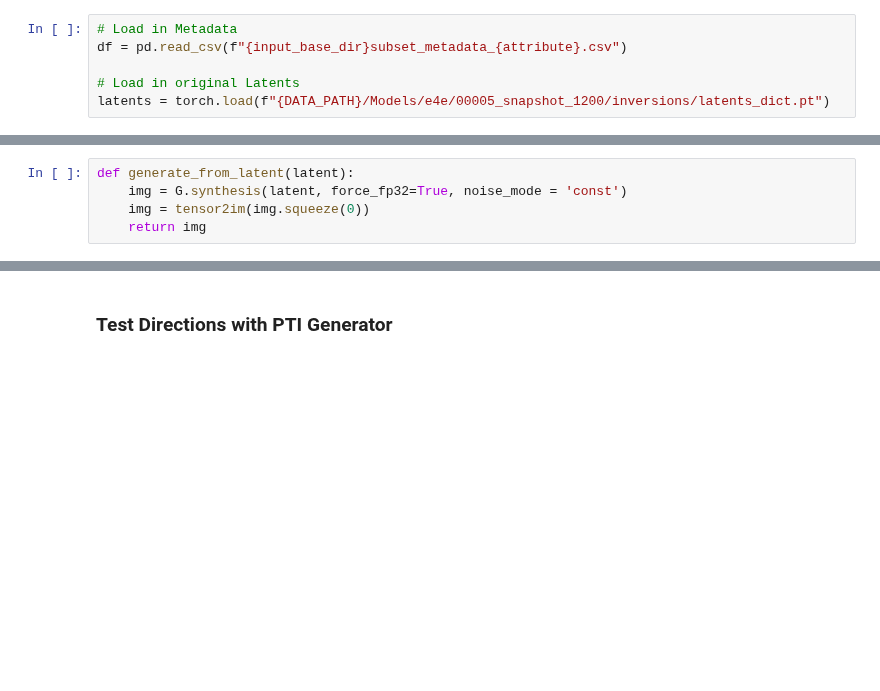
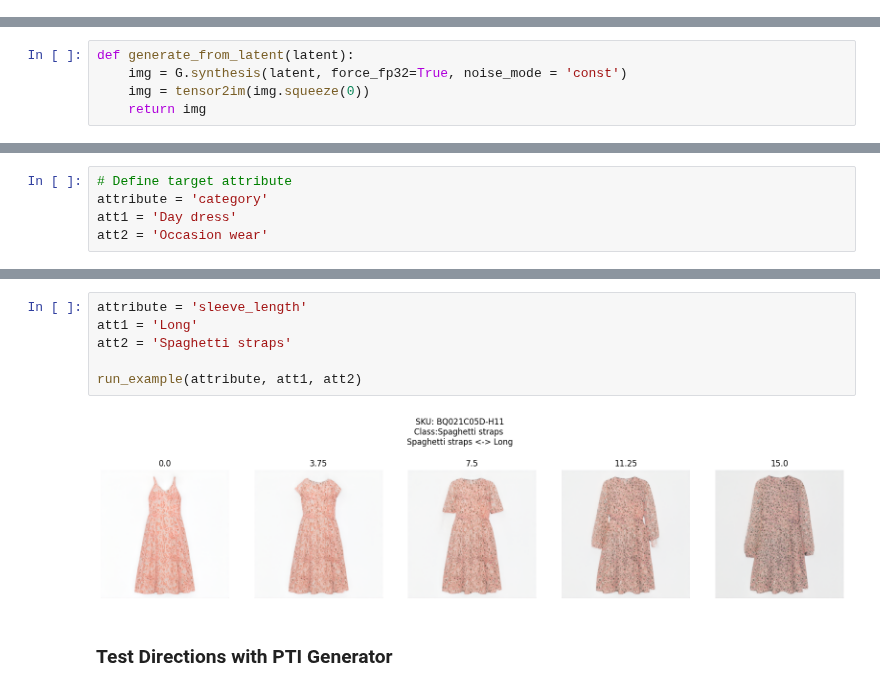
Before and after one commit to MGenschow/Thesis, a Jupyter notebook: 3_Manipulation/InterfaceGAN_Inspired/3_Edit.ipynb, the cells around one changed output, grey strips where cells are left out. Drawn from its saved outputs; the diff is of its cells as text; blank space fills up the shorter version.

```diff
--- a/3_Manipulation/InterfaceGAN_Inspired/3_Edit.ipynb
+++ b/3_Manipulation/InterfaceGAN_Inspired/3_Edit.ipynb
@@ -35,6 +28,0 @@ boundaries_base_dir = f"{DATA_PATH}/Models/InterfaceGAN/Outputs/e4e_00005/{attri
-# %%
-# Load in Metadata
-df = pd.read_csv(f"{input_base_dir}subset_metadata_{attribute}.csv")
-
-# Load in original Latents
-latents = torch.load(f"{DATA_PATH}/Models/e4e/00005_snapshot_1200/inversions/latents_dict.pt")
@@ -77,4 +61,9 @@ def get_interpolations_multiple(latent_code, start_distance, end_distance, steps
             latent_code[i, dim, :] = latent_code[i, dim, :] + linspace[i] * boundary
 
     return latent_code
+# %%
+# Define target attribute
+attribute = 'category'
+att1 = 'Day dress'
+att2 = 'Occasion wear'
 # %%
@@ -108,3 +111,11 @@ plt.show()
+# %%
+attribute = 'sleeve_length'
+att1 = 'Long'
+att2 = 'Spaghetti straps'
+
+run_example(attribute, att1, att2)
+# %% [output]
+[figure, added]
 # %% [markdown]
 ### Test Directions with PTI Generator
 # %%
```
Also changed, not shown: parts of 9 cells of this notebook, 4 other files.
